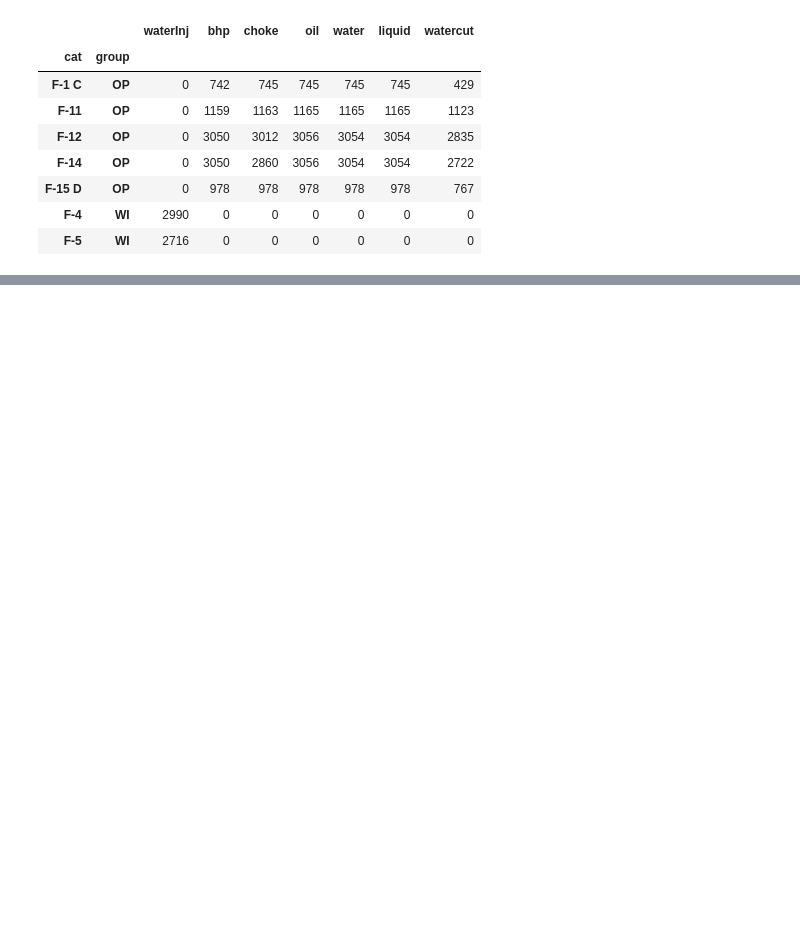
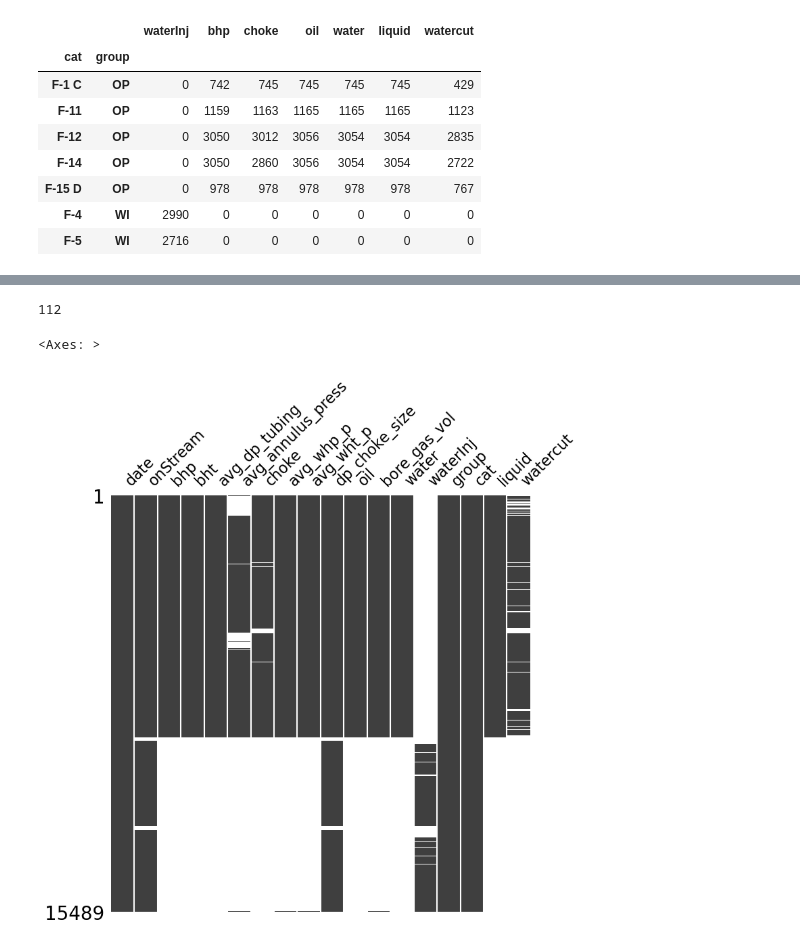
Before and after one commit to kalachinartyom/RL-in-time-series, a Jupyter notebook: notebooks/1.0-kalachin-make-volve-dataset.ipynb, the cells around one changed output, grey strips where cells are left out. Cells and saved outputs as stored; diff of their text form; code cells hidden in the pictures; blank space fills up the shorter version.

```diff
--- a/notebooks/1.0-kalachin-make-volve-dataset.ipynb
+++ b/notebooks/1.0-kalachin-make-volve-dataset.ipynb
@@ -171,3 +171,7 @@ d = {
     "WI": "I",
 }
 data["group"] = data["group"].map(d)
+# %%
+data['date_ym'] = data.date.dt.strftime('%Y-%m')
+
+data.groupby(['cat', 'date_ym']).mean().count()
@@ -177,0 +221,12 @@ data.to_csv(path, index=False)
+# %%
+data.date.dt.strftime('%Y-%m').value_counts().count()
+# %% [output]
+112
+# %%
+import missingno as msno
+
+# Визуализируем матрицу Missingno
+msno.matrix(data, sparkline=False, figsize=(8, 8))
+# %% [output]
+<Axes: >
+[figure, added]
```
Also changed, not shown: parts of 3 cells of this notebook, 12 other files.
